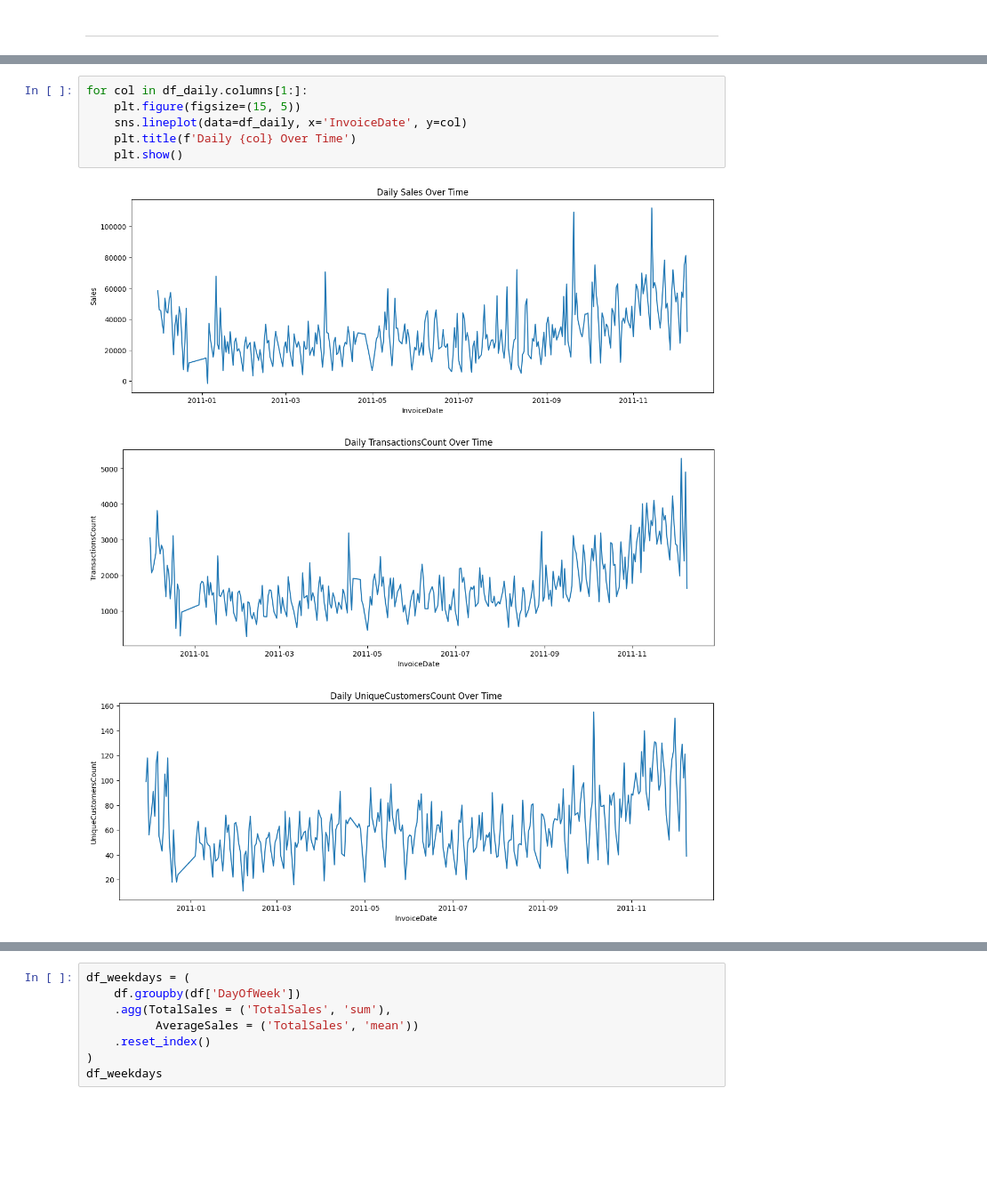
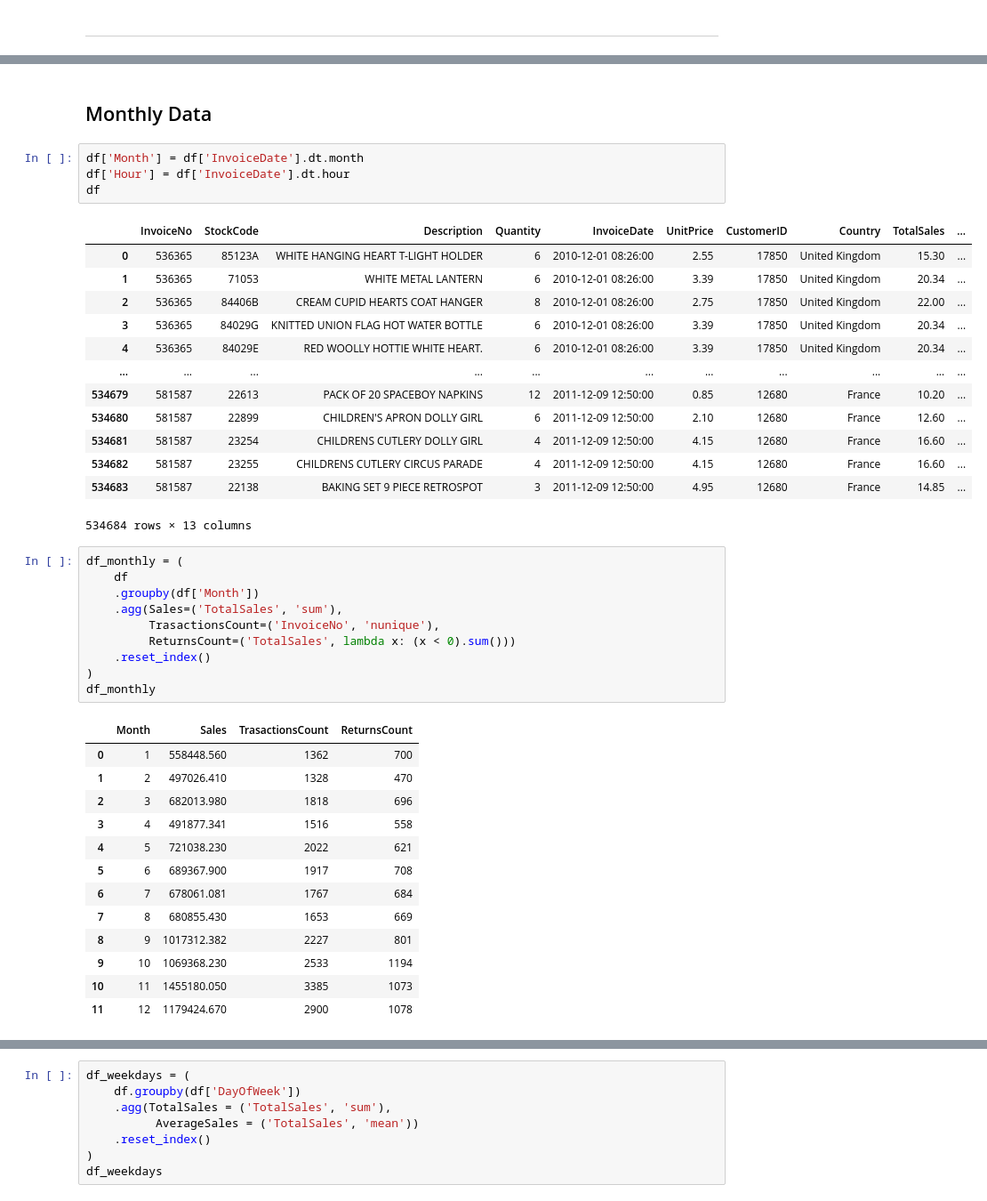
Before and after one commit to Ninestein666/online-retail-transactions-analysis, a Jupyter notebook: jupyter_notebooks/DataVisualisation.ipynb, the cells around one changed output, grey strips where cells are left out. Shown at 89% size. Saved outputs shown, nothing was run; the diff lists cells and outputs as text; blank space fills up the shorter version.

```diff
--- a/jupyter_notebooks/DataVisualisation.ipynb
+++ b/jupyter_notebooks/DataVisualisation.ipynb
@@ -213,10 +190,44 @@ df_daily
-# %%
-for col in df_daily.columns[1:]:
-    plt.figure(figsize=(15, 5))
-    sns.lineplot(data=df_daily, x='InvoiceDate', y=col)
-    plt.title(f'Daily {col} Over Time')
-    plt.show()
-# %% [output]
-[figure, removed]
-[figure, removed]
-[figure, removed]
+# %% [markdown]
+## Monthly Data
+# %%
+df['Month'] = df['InvoiceDate'].dt.month
+df['Hour'] = df['InvoiceDate'].dt.hour
+df
+# %% [output]
+|  | InvoiceNo | StockCode | Description | Quantity | InvoiceDate | UnitPrice | CustomerID | Country | TotalSales | ... |
+| 0 | 536365 | 85123A | WHITE HANGING HEART T-LIGHT HOLDER | 6 | 2010-12-01 08:26:00 | 2.55 | 17850 | United Kingdom | 15.30 | ... |
+| 1 | 536365 | 71053 | WHITE METAL LANTERN | 6 | 2010-12-01 08:26:00 | 3.39 | 17850 | United Kingdom | 20.34 | ... |
+| 2 | 536365 | 84406B | CREAM CUPID HEARTS COAT HANGER | 8 | 2010-12-01 08:26:00 | 2.75 | 17850 | United Kingdom | 22.00 | ... |
+| 3 | 536365 | 84029G | KNITTED UNION FLAG HOT WATER BOTTLE | 6 | 2010-12-01 08:26:00 | 3.39 | 17850 | United Kingdom | 20.34 | ... |
+| 4 | 536365 | 84029E | RED WOOLLY HOTTIE WHITE HEART. | 6 | 2010-12-01 08:26:00 | 3.39 | 17850 | United Kingdom | 20.34 | ... |
+| ... | ... | ... | ... | ... | ... | ... | ... | ... | ... | ... |
+| 534679 | 581587 | 22613 | PACK OF 20 SPACEBOY NAPKINS | 12 | 2011-12-09 12:50:00 | 0.85 | 12680 | France | 10.20 | ... |
+| 534680 | 581587 | 22899 | CHILDREN'S APRON DOLLY GIRL | 6 | 2011-12-09 12:50:00 | 2.10 | 12680 | France | 12.60 | ... |
+| 534681 | 581587 | 23254 | CHILDRENS CUTLERY DOLLY GIRL | 4 | 2011-12-09 12:50:00 | 4.15 | 12680 | France | 16.60 | ... |
+| 534682 | 581587 | 23255 | CHILDRENS CUTLERY CIRCUS PARADE | 4 | 2011-12-09 12:50:00 | 4.15 | 12680 | France | 16.60 | ... |
+| 534683 | 581587 | 22138 | BAKING SET 9 PIECE RETROSPOT | 3 | 2011-12-09 12:50:00 | 4.95 | 12680 | France | 14.85 | ... |
+534684 rows × 13 columns
+# %%
+df_monthly = (
+    df
+    .groupby(df['Month'])
+    .agg(Sales=('TotalSales', 'sum'),
+         TrasactionsCount=('InvoiceNo', 'nunique'),
+         ReturnsCount=('TotalSales', lambda x: (x < 0).sum()))
+    .reset_index()
+)
+df_monthly
+# %% [output]
+|  | Month | Sales | TrasactionsCount | ReturnsCount |
+| 0 | 1 | 558448.560 | 1362 | 700 |
+| 1 | 2 | 497026.410 | 1328 | 470 |
+| 2 | 3 | 682013.980 | 1818 | 696 |
+| 3 | 4 | 491877.341 | 1516 | 558 |
+| 4 | 5 | 721038.230 | 2022 | 621 |
+| 5 | 6 | 689367.900 | 1917 | 708 |
+| 6 | 7 | 678061.081 | 1767 | 684 |
+| 7 | 8 | 680855.430 | 1653 | 669 |
+| 8 | 9 | 1017312.382 | 2227 | 801 |
+| 9 | 10 | 1069368.230 | 2533 | 1194 |
+| 10 | 11 | 1455180.050 | 3385 | 1073 |
+| 11 | 12 | 1179424.670 | 2900 | 1078 |
```
Also changed, not shown: parts of 15 cells of this notebook.
